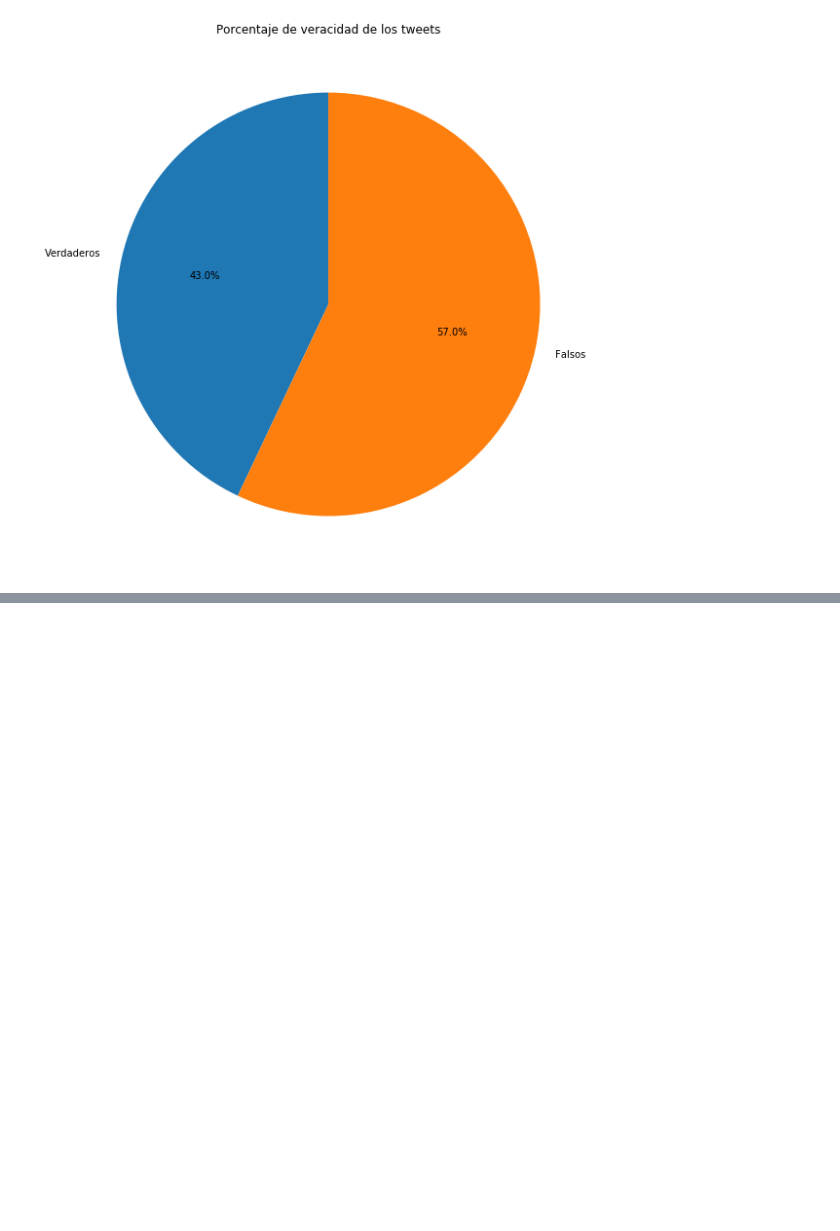
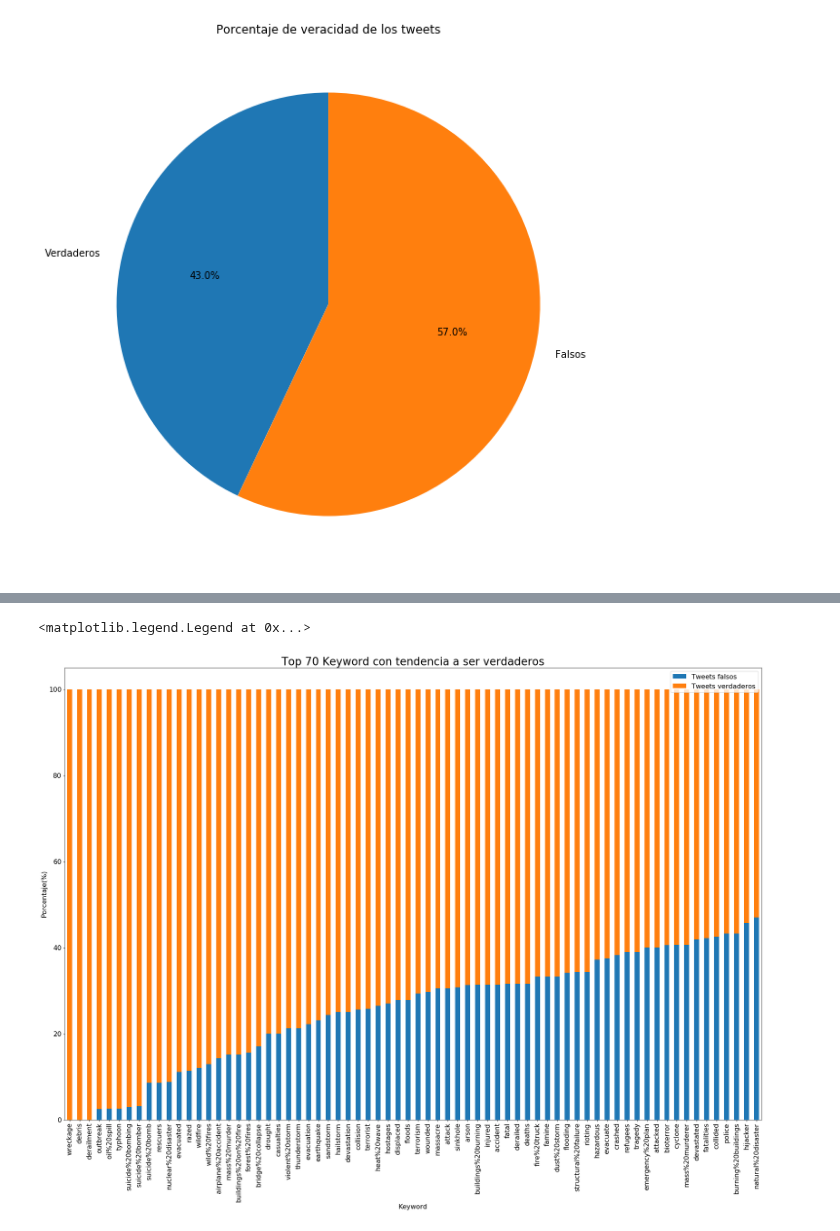
Before and after one commit to delpinor/datos7506, a Jupyter notebook: TP1 - Contenido de los Tweets.ipynb, the cells around one changed output, grey strips where cells are left out. Cells and saved outputs as stored; diff of their text form; code cells hidden in the pictures; blank space fills up the shorter version.

```diff
--- a/TP1 - Contenido de los Tweets.ipynb
+++ b/TP1 - Contenido de los Tweets.ipynb
@@ -102,0 +87,3 @@ tweets_falsos.head()
+# %%
+df.info()
+ranking = 70
@@ -102,0 +108,15 @@ tweets_falsos.head()
+# %%
+ndf = df.groupby(['keyword', 'target']).agg({'target': 'count'})
+ndf = ndf.unstack(level=1)
+ndf = ndf.reset_index()
+ndf = ndf.droplevel(0, axis=1)
+ndf.columns=['keyword', 'Tweets falsos', 'Tweets verdaderos']
+ndf['Tweets verdaderos'].fillna(0, inplace=True)
+ndf['Tweets falsos'].fillna(0, inplace=True)
+ndf['keyword'].fillna('empty', inplace=True)
+ndf = ndf.set_index('keyword')
+ndf = ndf[(ndf['Tweets verdaderos'] + ndf['Tweets falsos']) > 30] # Aparición de 'keyword' mayor a 30 veces
+ndf = ndf.apply(lambda x: x*100/sum(x), axis=1)
+top_falsos = ndf.sort_values('Tweets falsos', ascending=False).head(ranking)
+top_verdaderos = ndf.sort_values('Tweets verdaderos', ascending = False).head(ranking)
+top_verdaderos
@@ -102,0 +138,9 @@ tweets_falsos.head()
+# %%
+ax = top_verdaderos.plot(kind="bar", stacked=True, fontsize= 16, figsize=(30, 20))
+plt.title('Top '+str(ranking)+' Keyword con tendencia a ser verdaderos', fontsize=26)
+plt.xlabel("Keyword", fontsize= 16)
+plt.ylabel("Porcentaje(%)", fontsize= 16)
+plt.legend(fontsize=16)
+# %% [output]
+<matplotlib.legend.Legend at 0x...>
+[figure, added]
```
Also changed, not shown: parts of 9 cells of this notebook.
